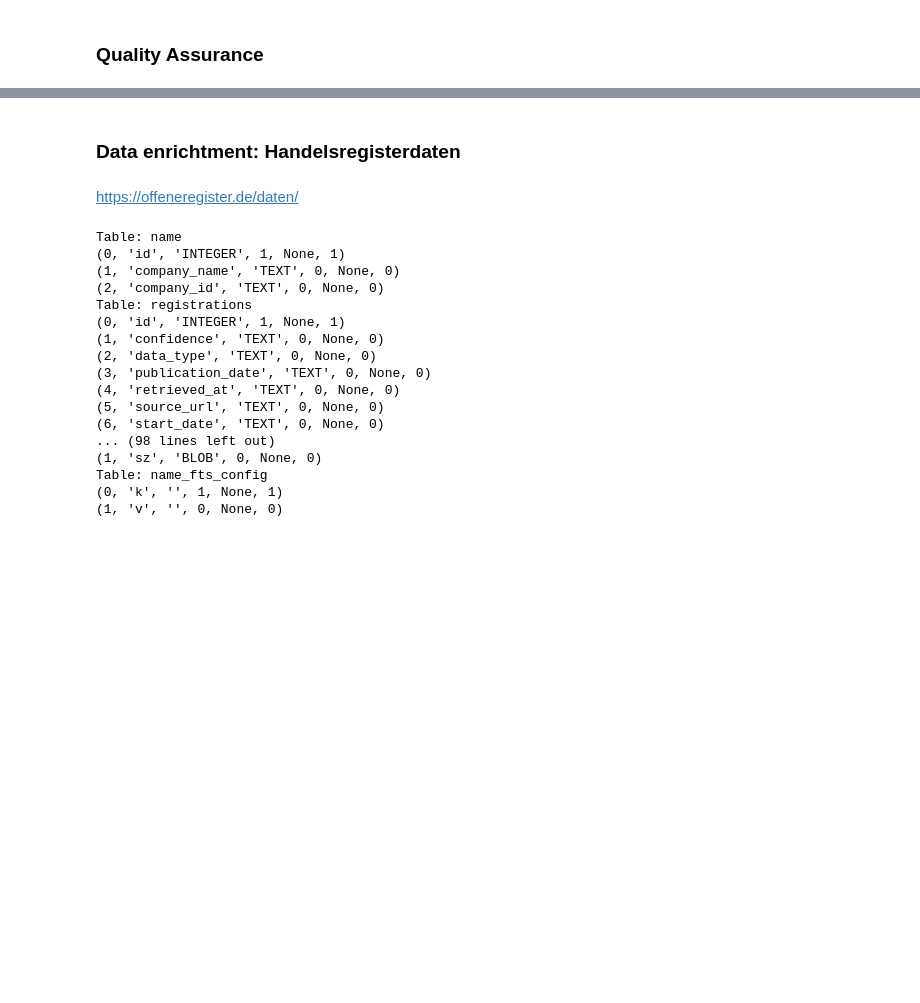
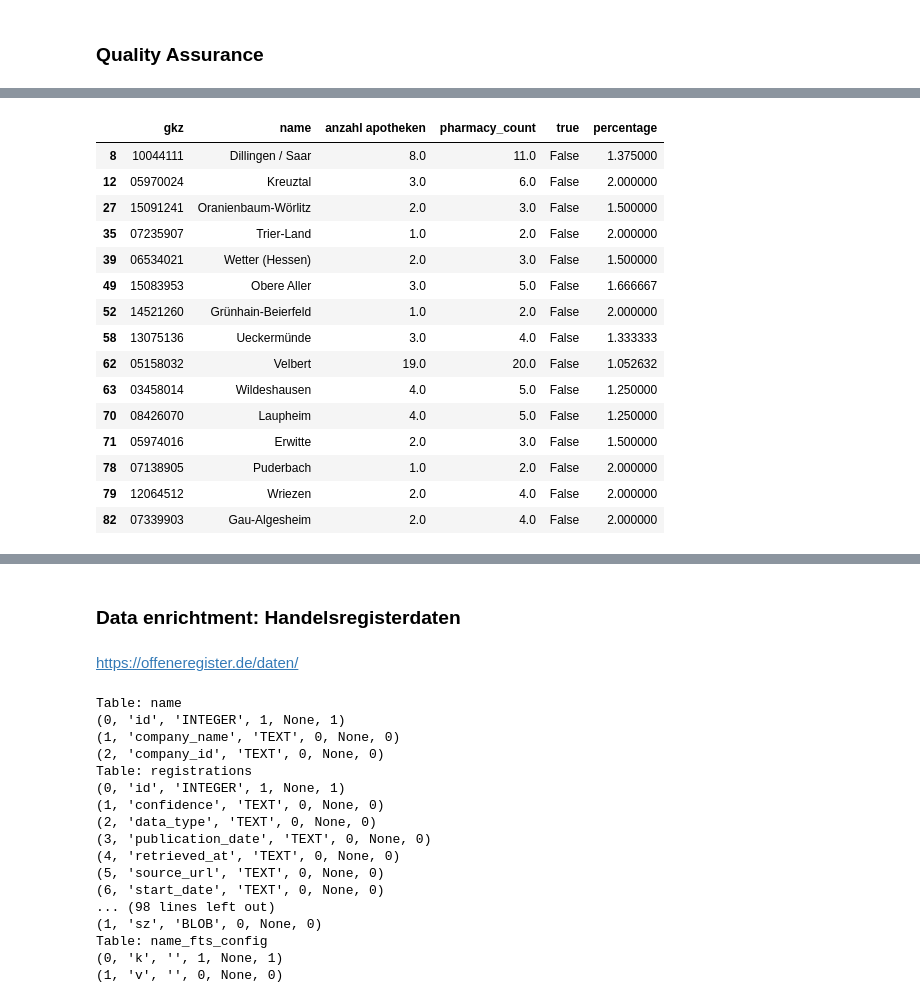
Before and after one commit to bertelsmannstift/wkindicators, a Jupyter notebook: wkindicators.ipynb, the cells around one changed output, grey strips where cells are left out. Cells and saved outputs as stored; diff of their text form; code cells hidden in the pictures; blank space fills up the shorter version.

```diff
--- a/wkindicators.ipynb
+++ b/wkindicators.ipynb
@@ -155,0 +194,19 @@ kommune_df.to_csv('/data/output/pharmacydata.csv', index=False, sep =";")
+# %%
+qc_df[qc_df['percentage'] > 1]
+# %% [output]
+|  | gkz | name | anzahl apotheken | pharmacy_count | true | percentage |
+| 8 | 10044111 | Dillingen / Saar | 8.0 | 11.0 | False | 1.375000 |
+| 12 | 05970024 | Kreuztal | 3.0 | 6.0 | False | 2.000000 |
+| 27 | 15091241 | Oranienbaum-Wörlitz | 2.0 | 3.0 | False | 1.500000 |
+| 35 | 07235907 | Trier-Land | 1.0 | 2.0 | False | 2.000000 |
+| 39 | 06534021 | Wetter (Hessen) | 2.0 | 3.0 | False | 1.500000 |
+| 49 | 15083953 | Obere Aller | 3.0 | 5.0 | False | 1.666667 |
+| 52 | 14521260 | Grünhain-Beierfeld | 1.0 | 2.0 | False | 2.000000 |
+| 58 | 13075136 | Ueckermünde | 3.0 | 4.0 | False | 1.333333 |
+| 62 | 05158032 | Velbert | 19.0 | 20.0 | False | 1.052632 |
+| 63 | 03458014 | Wildeshausen | 4.0 | 5.0 | False | 1.250000 |
+| 70 | 08426070 | Laupheim | 4.0 | 5.0 | False | 1.250000 |
+| 71 | 05974016 | Erwitte | 2.0 | 3.0 | False | 1.500000 |
+| 78 | 07138905 | Puderbach | 1.0 | 2.0 | False | 2.000000 |
+| 79 | 12064512 | Wriezen | 2.0 | 4.0 | False | 2.000000 |
+| 82 | 07339903 | Gau-Algesheim | 2.0 | 4.0 | False | 2.000000 |
```
Also changed, not shown: parts of 23 cells of this notebook, 1 other file.
